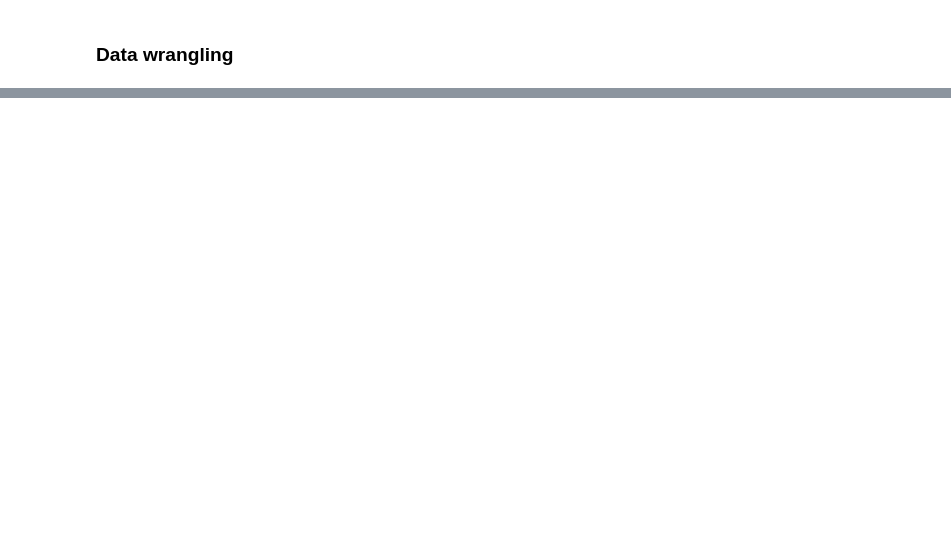
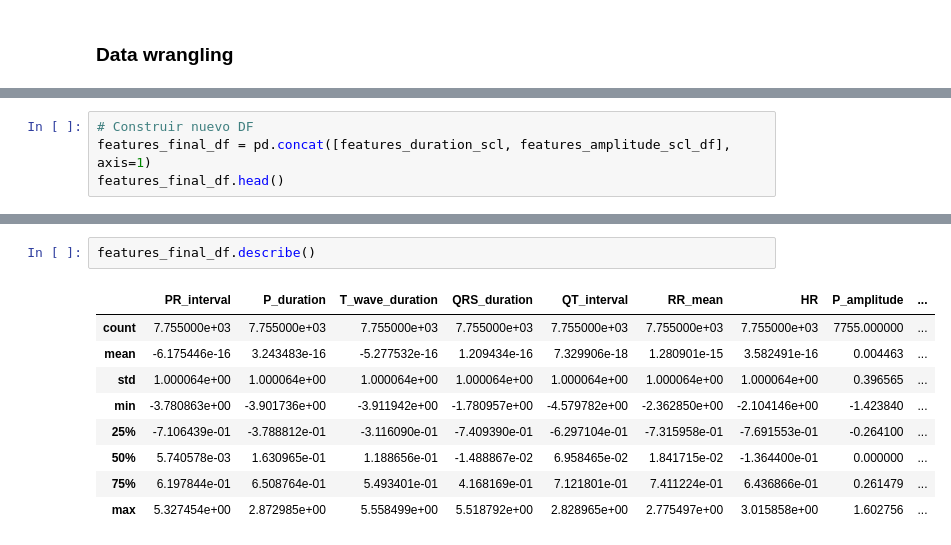
Before and after one commit to rgz-Cristian/ECG-Sex, a Jupyter notebook: nb/Preprocessing_data.ipynb, the cells around one changed output, grey strips where cells are left out. Drawn from its saved outputs; the diff is of its cells as text; blank space fills up the shorter version.

```diff
--- a/nb/Preprocessing_data.ipynb
+++ b/nb/Preprocessing_data.ipynb
@@ -184,0 +206,4 @@ final_df.to_csv("../data/datasets/df_to_train.csv")
+# %%
+# Construir nuevo DF
+features_final_df = pd.concat([features_duration_scl, features_amplitude_scl_df], axis=1)
+features_final_df.head()
@@ -184,0 +239,12 @@ final_df.to_csv("../data/datasets/df_to_train.csv")
+# %%
+features_final_df.describe()
+# %% [output]
+|  | PR_interval | P_duration | T_wave_duration | QRS_duration | QT_interval | RR_mean | HR | P_amplitude | ... |
+| count | 7.755000e+03 | 7.755000e+03 | 7.755000e+03 | 7.755000e+03 | 7.755000e+03 | 7.755000e+03 | 7.755000e+03 | 7755.000000 | ... |
+| mean | -6.175446e-16 | 3.243483e-16 | -5.277532e-16 | 1.209434e-16 | 7.329906e-18 | 1.280901e-15 | 3.582491e-16 | 0.004463 | ... |
+| std | 1.000064e+00 | 1.000064e+00 | 1.000064e+00 | 1.000064e+00 | 1.000064e+00 | 1.000064e+00 | 1.000064e+00 | 0.396565 | ... |
+| min | -3.780863e+00 | -3.901736e+00 | -3.911942e+00 | -1.780957e+00 | -4.579782e+00 | -2.362850e+00 | -2.104146e+00 | -1.423840 | ... |
+| 25% | -7.106439e-01 | -3.788812e-01 | -3.116090e-01 | -7.409390e-01 | -6.297104e-01 | -7.315958e-01 | -7.691553e-01 | -0.264100 | ... |
+| 50% | 5.740578e-03 | 1.630965e-01 | 1.188656e-01 | -1.488867e-02 | 6.958465e-02 | 1.841715e-02 | -1.364400e-01 | 0.000000 | ... |
+| 75% | 6.197844e-01 | 6.508764e-01 | 5.493401e-01 | 4.168169e-01 | 7.121801e-01 | 7.411224e-01 | 6.436866e-01 | 0.261479 | ... |
+| max | 5.327454e+00 | 2.872985e+00 | 5.558499e+00 | 5.518792e+00 | 2.828965e+00 | 2.775497e+00 | 3.015858e+00 | 1.602756 | ... |
```
Also changed, not shown: parts of 46 cells of this notebook, 13 other files.
